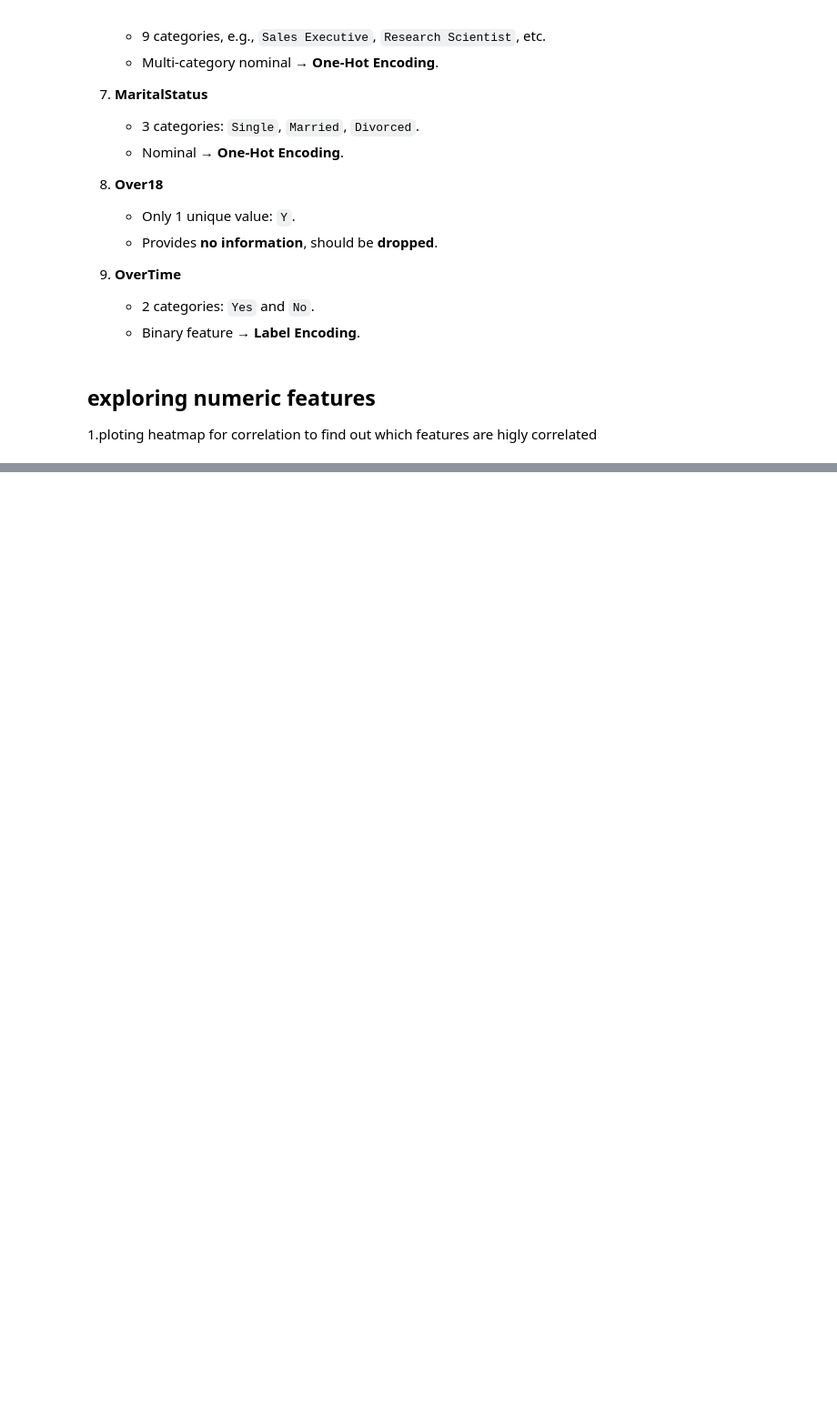
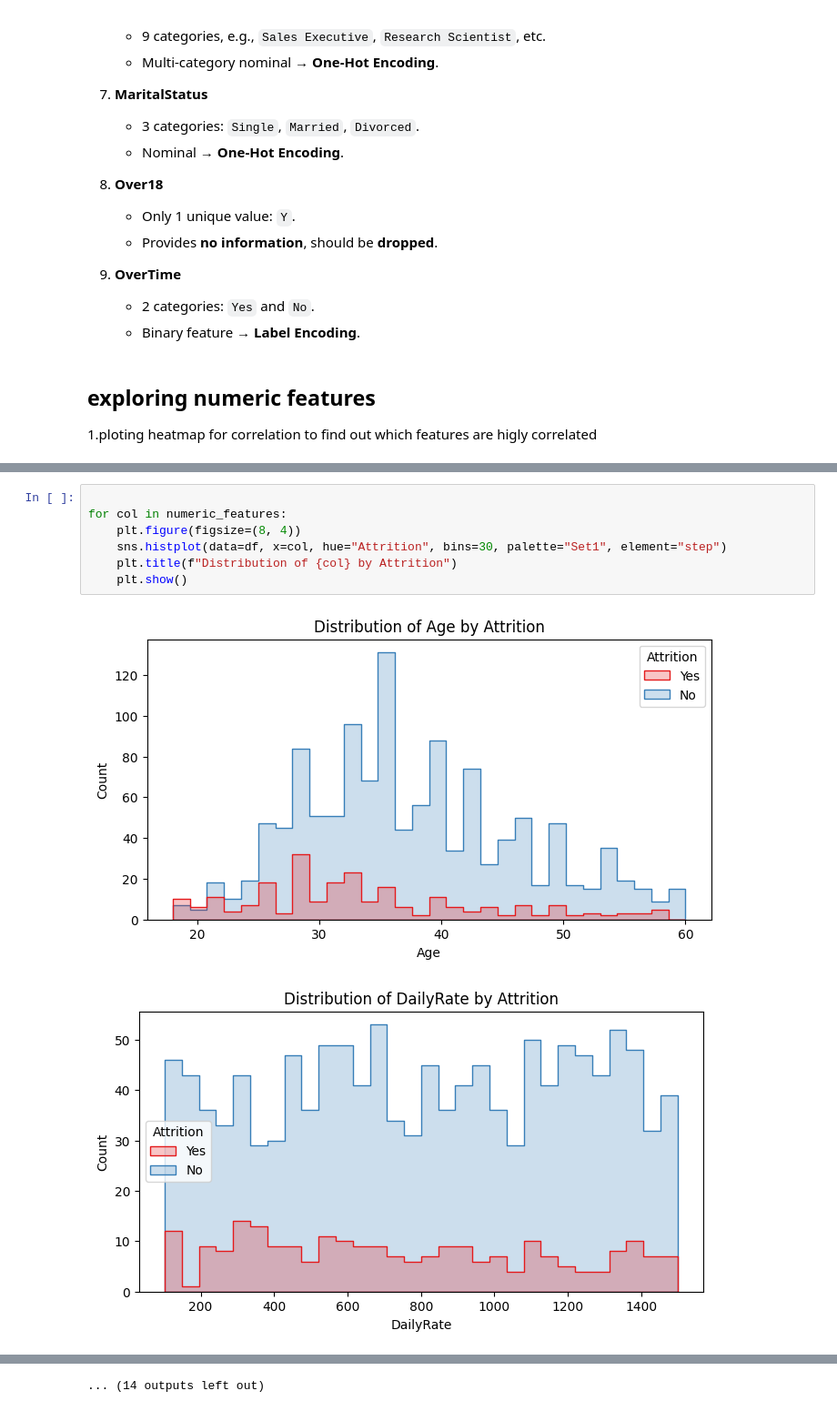
Before and after one commit to rajnikhil259/HRlytics, a Jupyter notebook: notebook/eda.ipynb, the cells around one changed output, grey strips where cells are left out. Shown at 91% size. Cells and saved outputs as stored; diff of their text form; blank space fills up the shorter version.

```diff
--- a/notebook/eda.ipynb
+++ b/notebook/eda.ipynb
@@ -368,3 +364,13 @@ plt.title("Correlation Heatmap (only |corr| > 0.3)")
 plt.show()
 # %% [output]
 [figure]
+# %%
+
+for col in numeric_features:
+    plt.figure(figsize=(8, 4))
+    sns.histplot(data=df, x=col, hue="Attrition", bins=30, palette="Set1", element="step")
+    plt.title(f"Distribution of {col} by Attrition")
+    plt.show()
+# %% [output]
+[figure, added]
+[figure, added]
@@ -370,0 +387 @@ plt.show()
+... (14 outputs left out)
```
Also changed, not shown: parts of 11 cells of this notebook, 2 other files.
